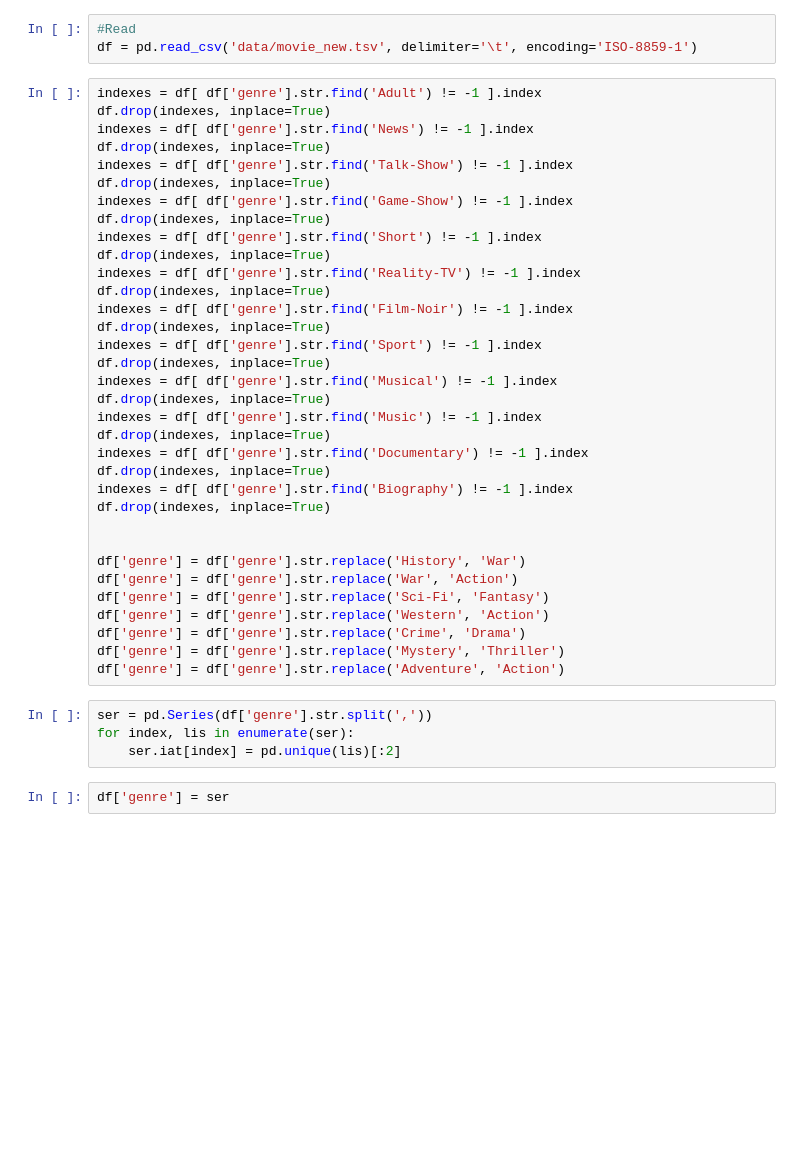
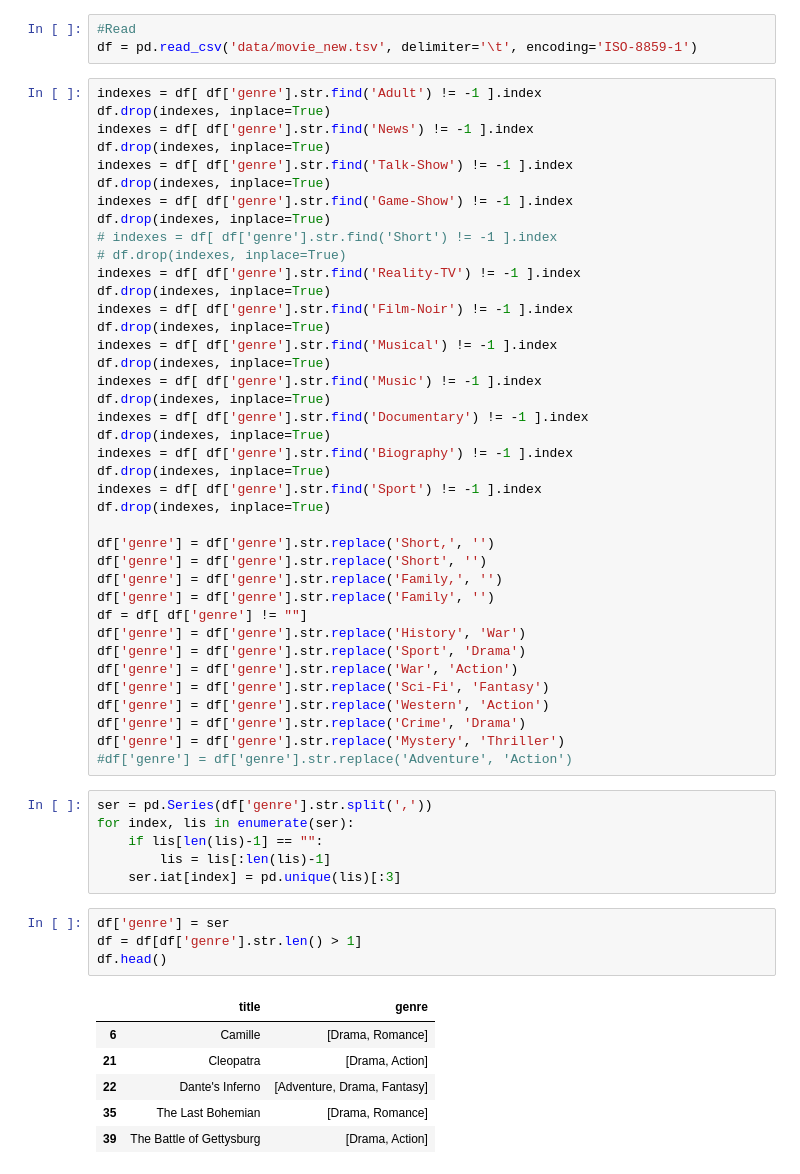
Before and after one commit to mattm-malone/moviename-classifier, a Jupyter notebook: MovieClassifier.ipynb, the cells around one changed output. Drawn from its saved outputs; the diff is of its cells as text; blank space fills up the shorter version.

```diff
--- a/MovieClassifier.ipynb
+++ b/MovieClassifier.ipynb
@@ -25,13 +25,11 @@ indexes = df[ df['genre'].str.find('Talk-Show') != -1 ].index
 df.drop(indexes, inplace=True)
 indexes = df[ df['genre'].str.find('Game-Show') != -1 ].index
 df.drop(indexes, inplace=True)
-indexes = df[ df['genre'].str.find('Short') != -1 ].index
-df.drop(indexes, inplace=True)
+# indexes = df[ df['genre'].str.find('Short') != -1 ].index
+# df.drop(indexes, inplace=True)
 indexes = df[ df['genre'].str.find('Reality-TV') != -1 ].index
 df.drop(indexes, inplace=True)
 indexes = df[ df['genre'].str.find('Film-Noir') != -1 ].index
-df.drop(indexes, inplace=True)
-indexes = df[ df['genre'].str.find('Sport') != -1 ].index
 df.drop(indexes, inplace=True)
 indexes = df[ df['genre'].str.find('Musical') != -1 ].index
 df.drop(indexes, inplace=True)
@@ -41,21 +39,39 @@ indexes = df[ df['genre'].str.find('Documentary') != -1 ].index
 df.drop(indexes, inplace=True)
 indexes = df[ df['genre'].str.find('Biography') != -1 ].index
 df.drop(indexes, inplace=True)
+indexes = df[ df['genre'].str.find('Sport') != -1 ].index
+df.drop(indexes, inplace=True)
 
-
+df['genre'] = df['genre'].str.replace('Short,', '')
+df['genre'] = df['genre'].str.replace('Short', '')
+df['genre'] = df['genre'].str.replace('Family,', '')
+df['genre'] = df['genre'].str.replace('Family', '')
+df = df[ df['genre'] != ""]
 df['genre'] = df['genre'].str.replace('History', 'War')
+df['genre'] = df['genre'].str.replace('Sport', 'Drama')
 df['genre'] = df['genre'].str.replace('War', 'Action')
 df['genre'] = df['genre'].str.replace('Sci-Fi', 'Fantasy')
 df['genre'] = df['genre'].str.replace('Western', 'Action')
 df['genre'] = df['genre'].str.replace('Crime', 'Drama')
 df['genre'] = df['genre'].str.replace('Mystery', 'Thriller')
-df['genre'] = df['genre'].str.replace('Adventure', 'Action')
+#df['genre'] = df['genre'].str.replace('Adventure', 'Action')
 # %%
 ser = pd.Series(df['genre'].str.split(','))
 for index, lis in enumerate(ser):
-    ser.iat[index] = pd.unique(lis)[:2]
+    if lis[len(lis)-1] == "":
+        lis = lis[:len(lis)-1]
+    ser.iat[index] = pd.unique(lis)[:3]
-# %%
-df['genre'] = ser
+# %%
+df['genre'] = ser
+df = df[df['genre'].str.len() > 1]
+df.head()
+# %% [output]
+|  | title | genre |
+| 6 | Camille | [Drama, Romance] |
+| 21 | Cleopatra | [Drama, Action] |
+| 22 | Dante's Inferno | [Adventure, Drama, Fantasy] |
+| 35 | The Last Bohemian | [Drama, Romance] |
+| 39 | The Battle of Gettysburg | [Drama, Action] |
 # %%
 #Majority of movies are comedy, documentary or drama apparently.
 
```
Also changed, not shown: parts of 9 cells of this notebook, 2 other files.
